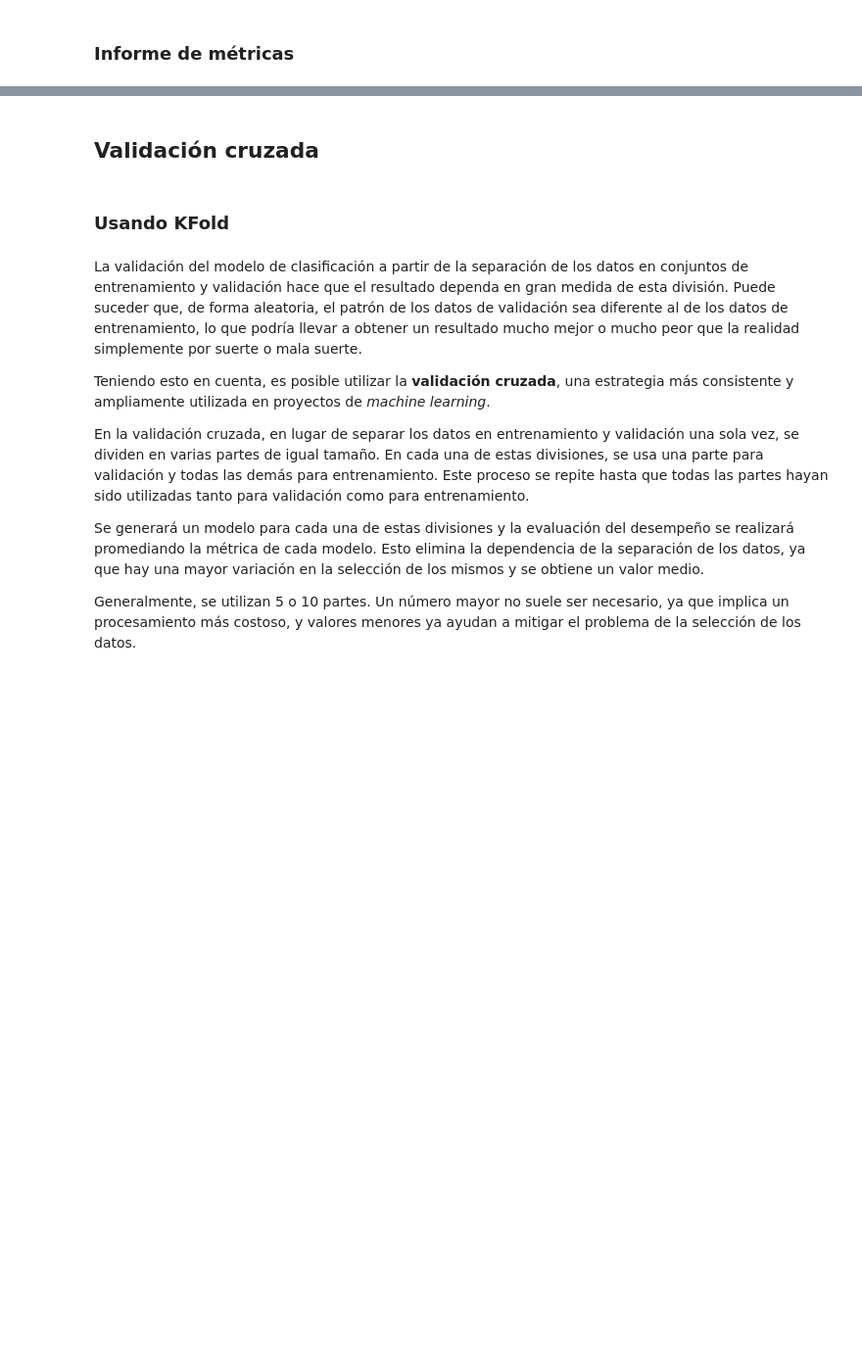
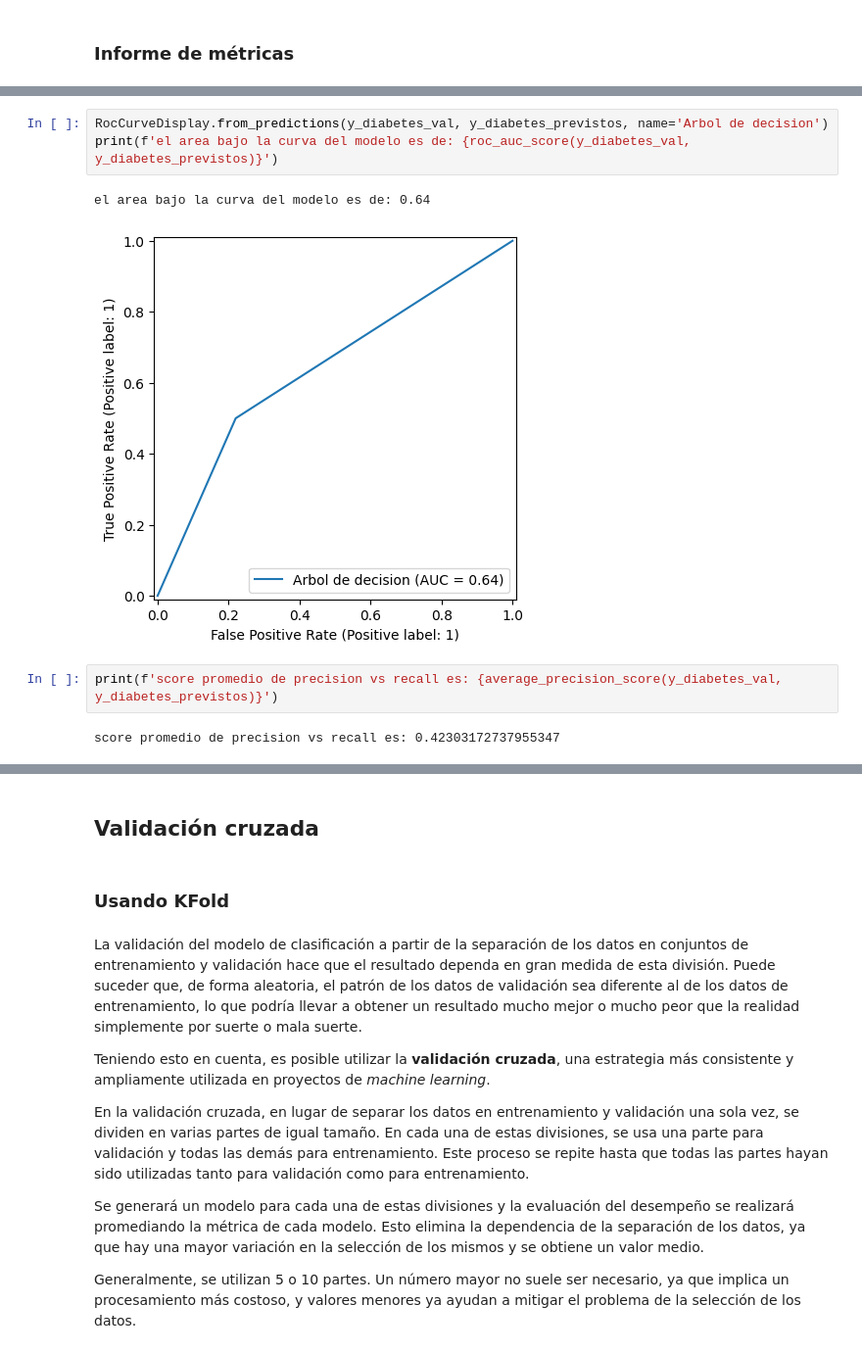
Before and after one commit to dialejo/Math_with_python, a Jupyter notebook: Clasificacion_validacion_y_metricas.ipynb, the cells around one changed output, grey strips where cells are left out. Shown at 98% size. Saved outputs shown, nothing was run; the diff lists cells and outputs as text; blank space fills up the shorter version.

```diff
--- a/Clasificacion_validacion_y_metricas.ipynb
+++ b/Clasificacion_validacion_y_metricas.ipynb
@@ -268,0 +336,10 @@ Fuente: [paulvanderlaken.com](https://paulvanderlaken.com/2019/08/16/roc-auc-pre
+# %%
+RocCurveDisplay.from_predictions(y_diabetes_val, y_diabetes_previstos, name='Arbol de decision')
+print(f'el area bajo la curva del modelo es de: {roc_auc_score(y_diabetes_val, y_diabetes_previstos)}')
+# %% [output]
+el area bajo la curva del modelo es de: 0.64
+[figure, added]
+# %%
+print(f'score promedio de precision vs recall es: {average_precision_score(y_diabetes_val, y_diabetes_previstos)}')
+# %% [output]
+score promedio de precision vs recall es: 0.42303172737955347
```
Also changed, not shown: parts of 41 cells of this notebook.
